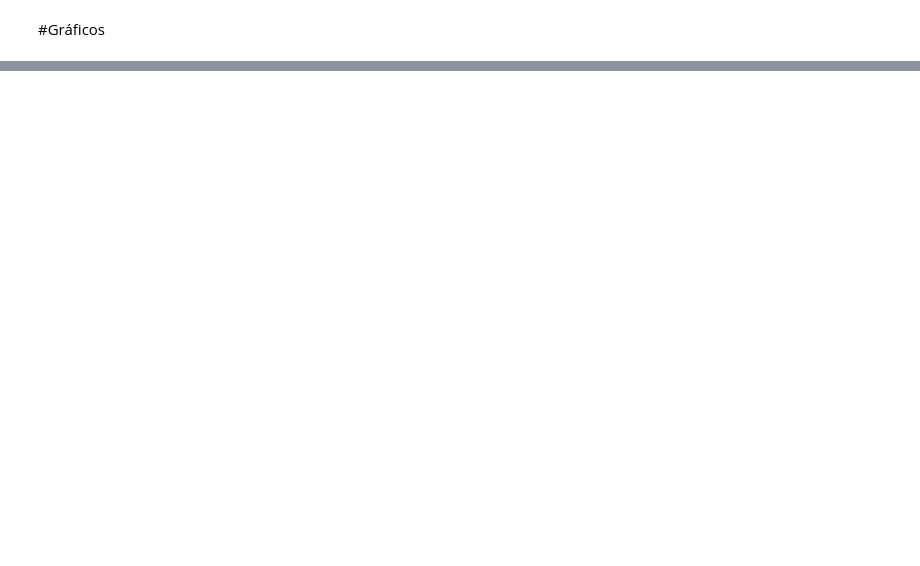
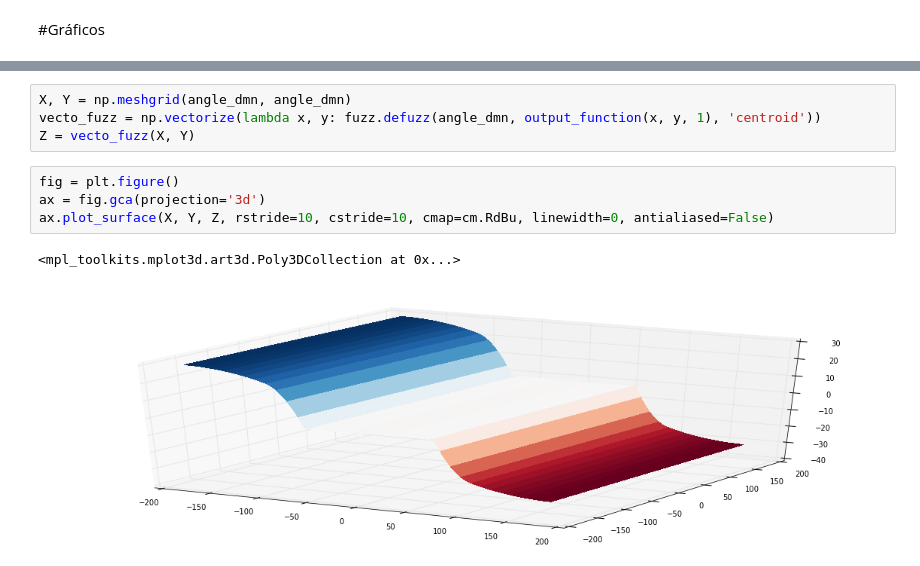
Before and after one commit to hoarf/robotsoccer, a Jupyter notebook: robotsoccer.ipynb, the cells around one changed output, grey strips where cells are left out. Saved outputs shown, nothing was run; the diff lists cells and outputs as text; blank space fills up the shorter version.

```diff
--- a/robotsoccer.ipynb
+++ b/robotsoccer.ipynb
@@ -94,0 +91,11 @@ print fuzz.defuzz(intensity_dmn, right_tf(45,ba,1), 'centroid')
+# %%
+X, Y = np.meshgrid(angle_dmn, angle_dmn)
+vecto_fuzz = np.vectorize(lambda x, y: fuzz.defuzz(angle_dmn, output_function(x, y, 1), 'centroid'))
+Z = vecto_fuzz(X, Y)
+# %%
+fig = plt.figure()
+ax = fig.gca(projection='3d')
+ax.plot_surface(X, Y, Z, rstride=10, cstride=10, cmap=cm.RdBu, linewidth=0, antialiased=False)
+# %% [output]
+<mpl_toolkits.mplot3d.art3d.Poly3DCollection at 0x...>
+[figure, added]
```
Also changed, not shown: parts of 4 cells of this notebook, 5 other files.
